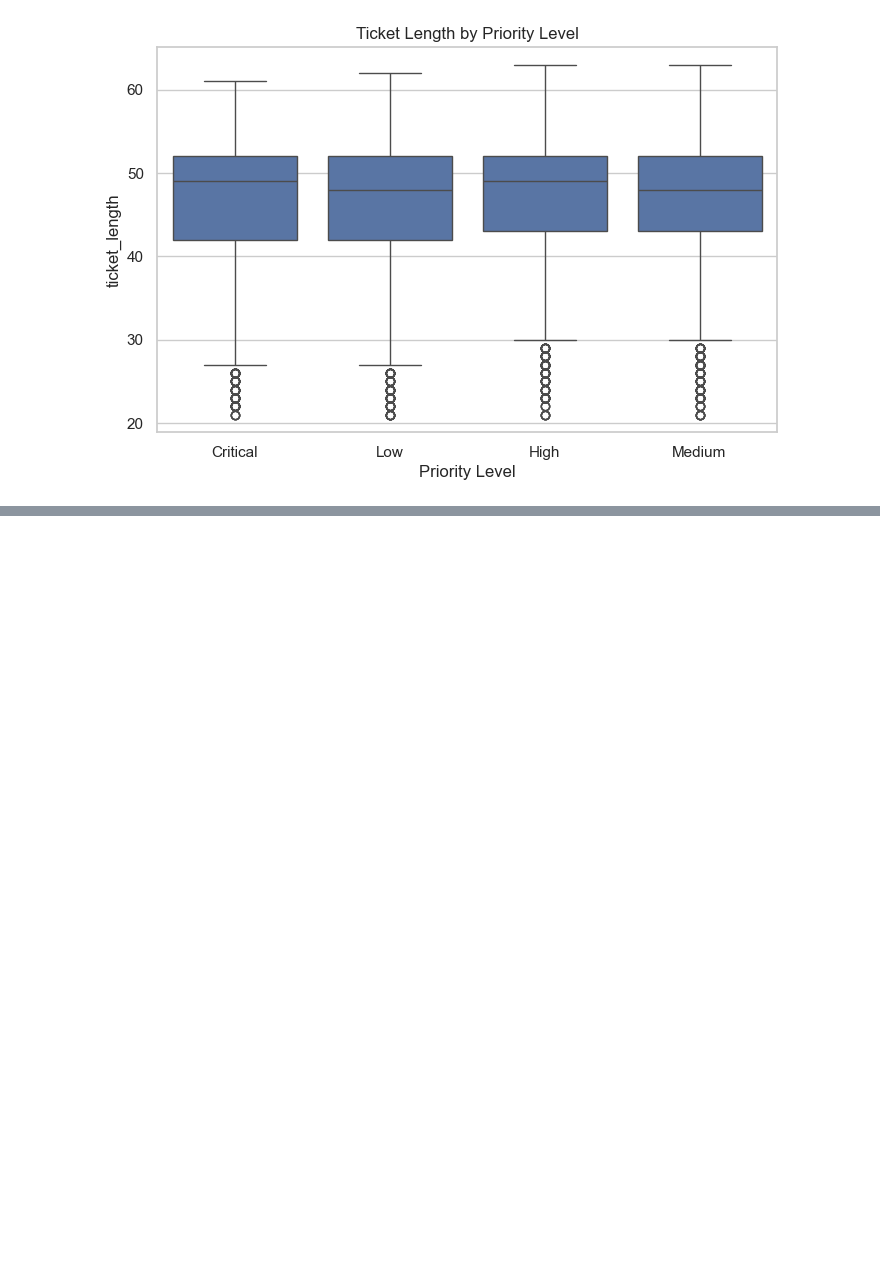
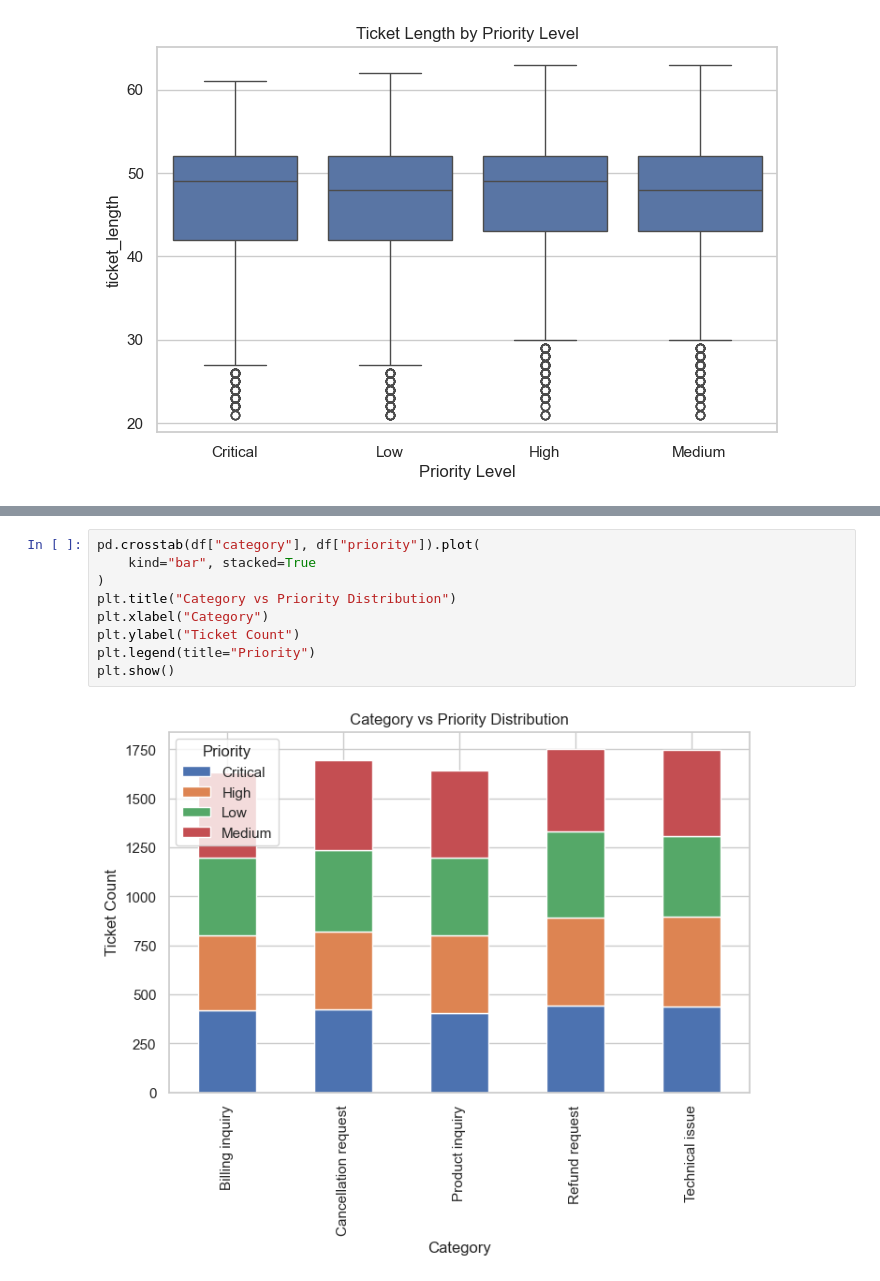
Before and after one commit to UMESH-KALE0777/support-ticket-data-science, a Jupyter notebook: notebooks/01_eda.ipynb, the cells around one changed output, grey strips where cells are left out. Saved outputs shown, nothing was run; the diff lists cells and outputs as text; blank space fills up the shorter version.

Commit message:
Day 1: Data loading, cleaning, and business-driven EDA for support ticket analysis

```diff
--- a/notebooks/01_eda.ipynb
+++ b/notebooks/01_eda.ipynb
@@ -108,0 +117,11 @@ Text(0.5, 0, 'Priority Level')
+# %%
+pd.crosstab(df["category"], df["priority"]).plot(
+    kind="bar", stacked=True
+)
+plt.title("Category vs Priority Distribution")
+plt.xlabel("Category")
+plt.ylabel("Ticket Count")
+plt.legend(title="Priority")
+plt.show()
+# %% [output]
+[figure, added]
```
Also changed, not shown: parts of 5 cells of this notebook.
